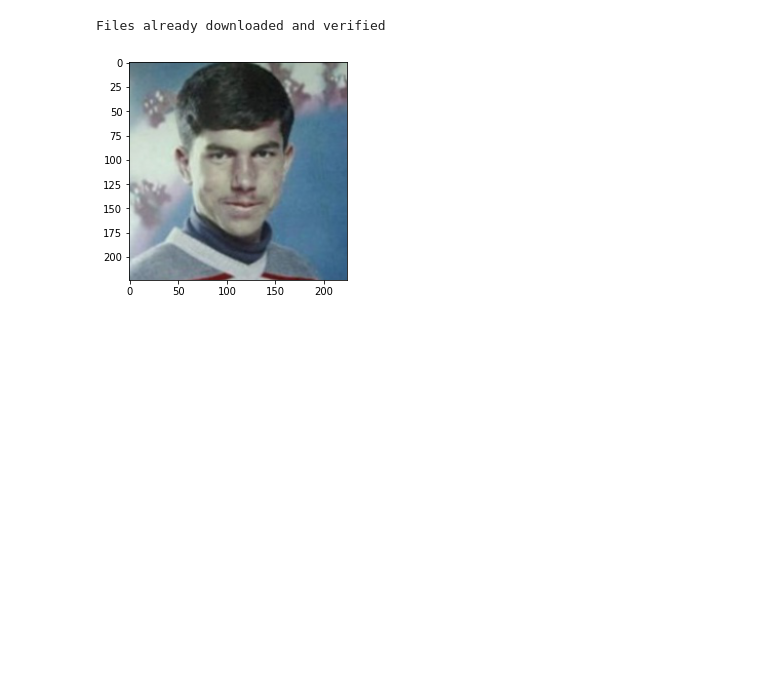
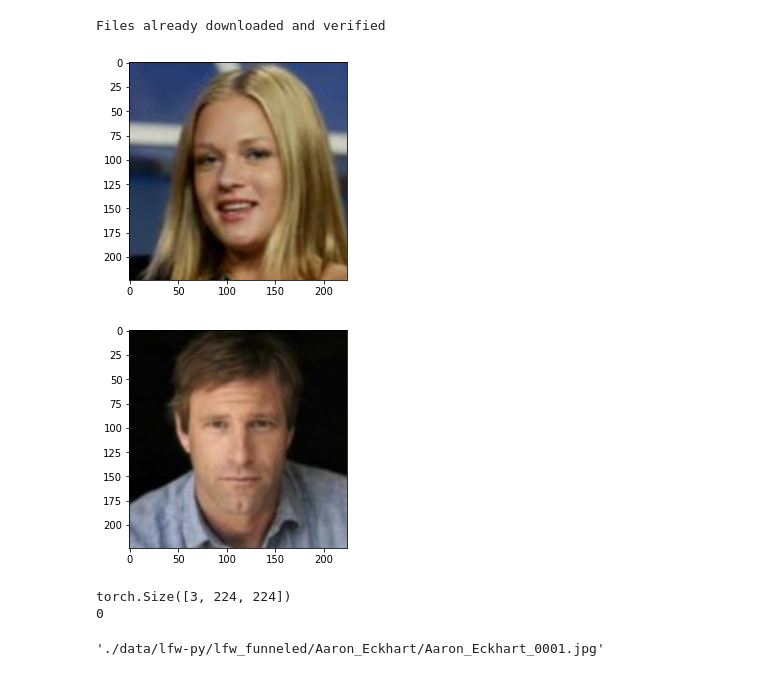
Before and after one commit to will-jac/adverse-face, a Jupyter notebook: test_data_loader.ipynb, the cells around one changed output. Drawn from its saved outputs; the diff is of its cells as text; code cells hidden in the pictures; blank space fills up the shorter version.

```diff
--- a/test_data_loader.ipynb
+++ b/test_data_loader.ipynb
@@ -8,11 +8,27 @@ data_loader = load_data('lfw')
 Files already downloaded and verified
 # %%
 for img_batch, targ_batch in data_loader:
-    for img, targ in zip(img_batch, targ_batch):
-        plt.figure()
-        plt.imshow(img.permute(1, 2, 0))
-        plt.show()
-        break
+    img_1 = img_batch[0]
+    img_2 = img_batch[1]
+    plt.figure()
+    plt.imshow(img_1.permute(1, 2, 0))
+    plt.figure()
+    plt.imshow(img_2.permute(1, 2, 0))
+    plt.show()
     break
 # %% [output]
-[figure, old version]
+[figure, new version]
+[figure, added]
+# %%
+def dif(img_1, img_2):
+    print(img_1.shape)
+    return 0
+
+print(dif(img_1, img_2))
+# %% [output]
+torch.Size([3, 224, 224])
+0
+# %%
+data_loader.dataset.data[1]
+# %% [output]
+'./data/lfw-py/lfw_funneled/Aaron_Eckhart/Aaron_Eckhart_0001.jpg'
```
Also changed, not shown: 4 other files.
